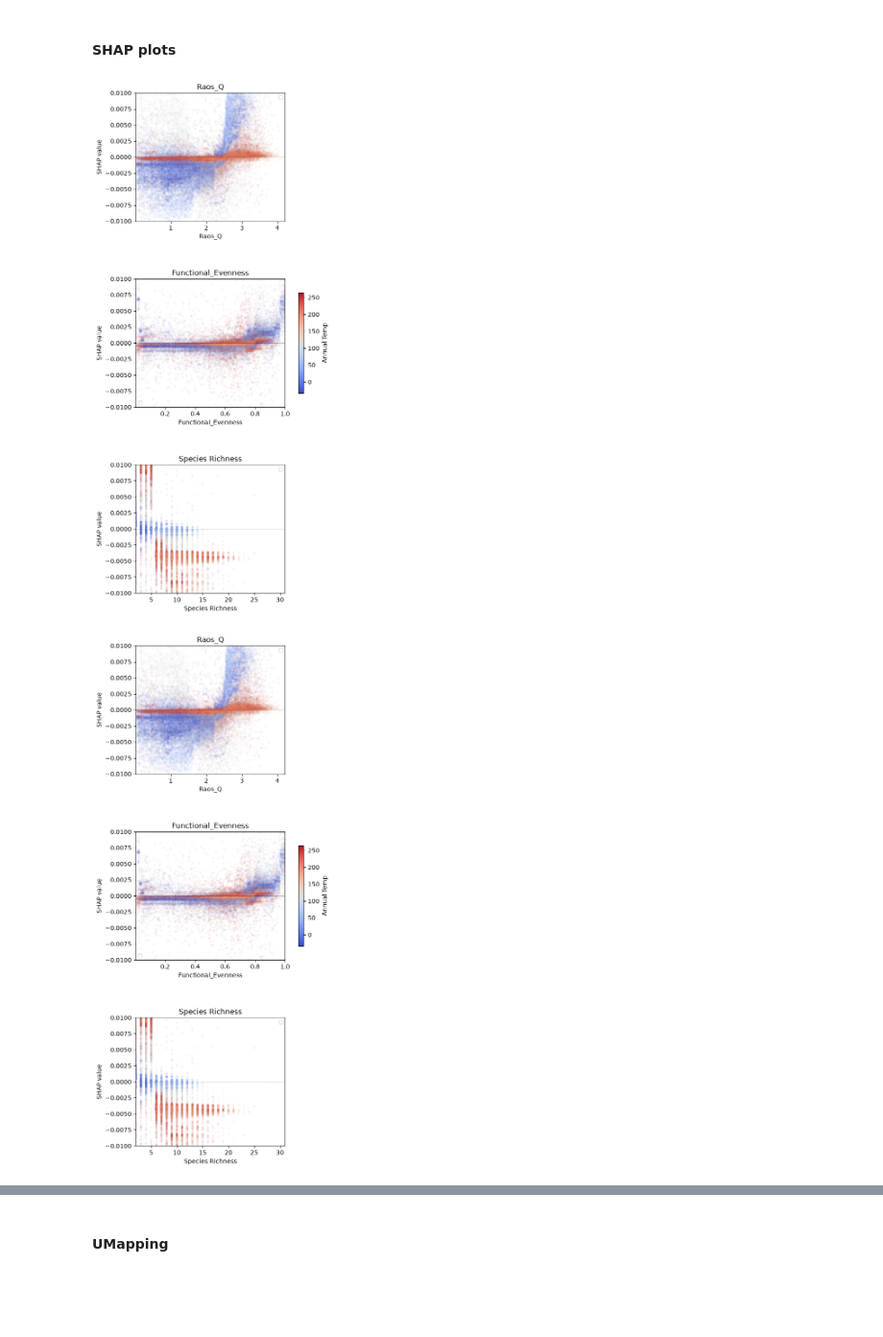
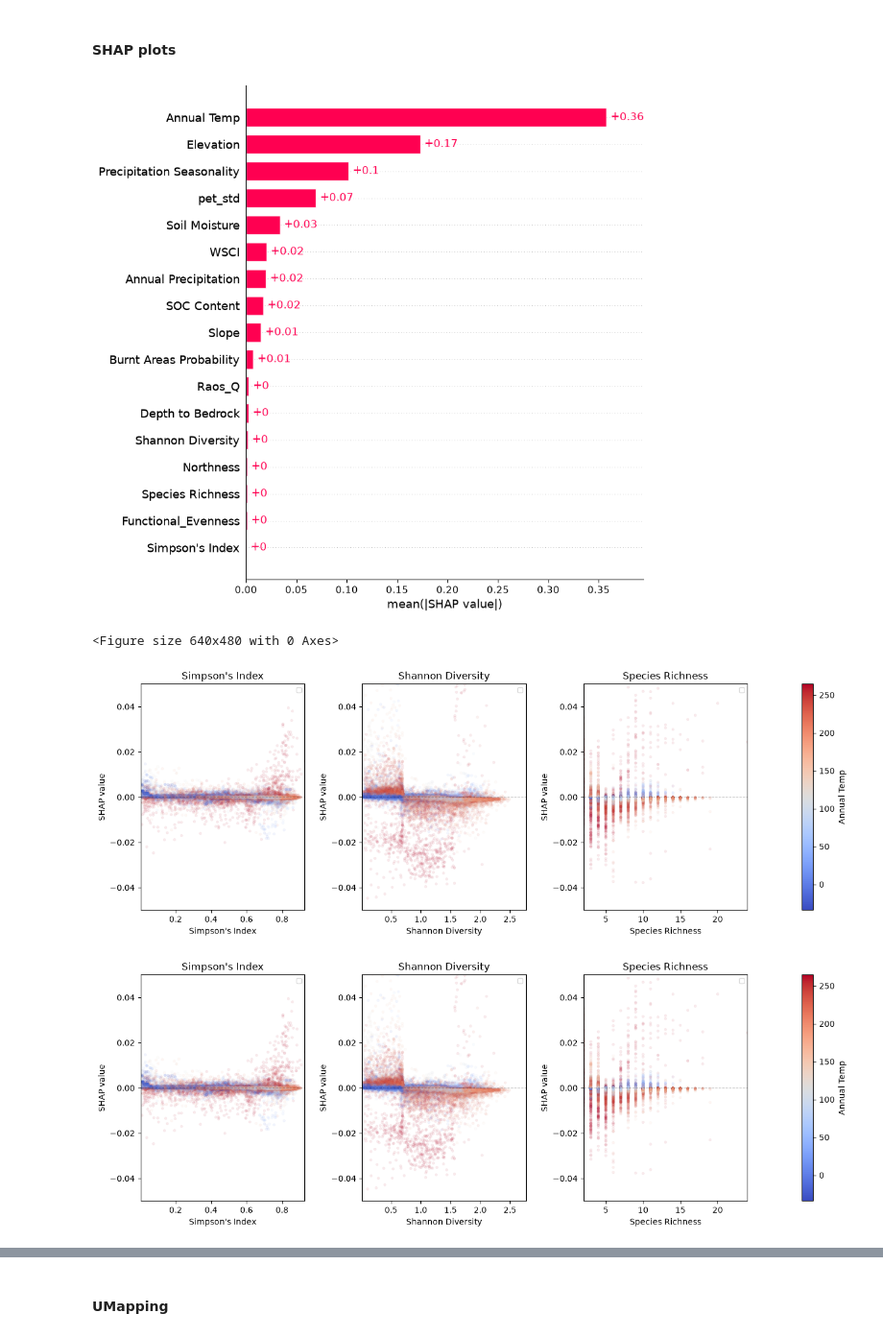
Before and after one commit to qiulinlx/FD_Stability, a Jupyter notebook: global_explainability.ipynb, the cells around one changed output, grey strips where cells are left out. Shown at 96% size. Saved outputs shown, nothing was run; the diff lists cells and outputs as text; code cells hidden in the pictures; blank space fills up the shorter version.

```diff
--- a/global_explainability.ipynb
+++ b/global_explainability.ipynb
@@ -501,7 +501,7 @@ def plot_shap_with_spline_stats_v4(
     features,
     spline_degree=3,
     biome=None,
-    n_cols=1,
+    n_cols=3,
     smoothing=None,
     name=None,
 ):
@@ -581,12 +581,12 @@ def plot_shap_with_spline_stats_v4(
         y_smooth = spline(x_smooth)
 
         ax.set_xlim(x_min, x_max)
-        ax.set_ylim(-0.01, 0.01)
+        ax.set_ylim(-0.05, 0.05)
 
         sc=ax.scatter(
             feature_values,
             shap_feature,
-            alpha=0.05,
+            alpha=0.08,
             vmin=vmin,
             vmax=vmax,
             s=10,
@@ -663,6 +663,11 @@ shap_vals = explainer.shap_values(X, approximate=True)
 mean_shap = np.abs(shap_vals).mean(axis=0)
 model_features = getattr(model, "feature_names_in_", X.columns)
 shap_values = explainer(X, approximate=True )
+
+shap.plots.bar(shap_values, max_display=len(X.columns))
+
+plt.tight_layout()
+plt.show()
 
 shap_importance = pd.DataFrame({
     "feature": model_features,
@@ -687,13 +692,16 @@ diversity_vars_f = ['Raos_Q', 'Functional_Evenness', 'Species Richness']
 diversity_vars_s =  ["Simpson's Index", 'Shannon Diversity','Species Richness']
 diversity_vars = ['Raos_Q', 'Functional_Evenness', 'Species Richness'
                   ]
+# %% [output]
+[figure, added]
+<Figure size 640x480 with 0 Axes>
 # %%
-diversity_vars = ['Raos_Q', 'Functional_Evenness', 'Species Richness']
+diversity_vars = ["Simpson's Index", 'Shannon Diversity', 'Species Richness']
 
 plot_shap_with_spline_stats_v4(shap_vals, X1, diversity_vars)
 # %% [output]
-[figure, old version]
+[figure, new version]
-[figure, old version]
+[figure, new version]
 # %%
 import matplotlib.pyplot as plt
 
```
Also changed, not shown: parts of 4 cells of this notebook, 8 other files.
